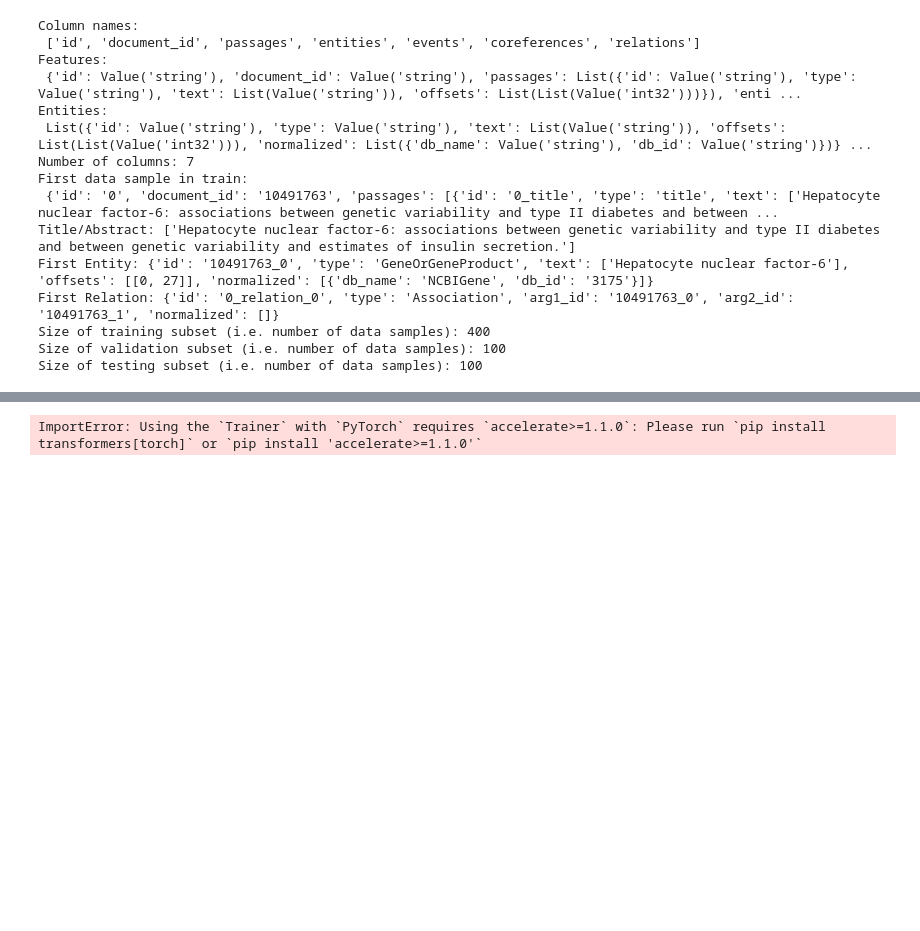
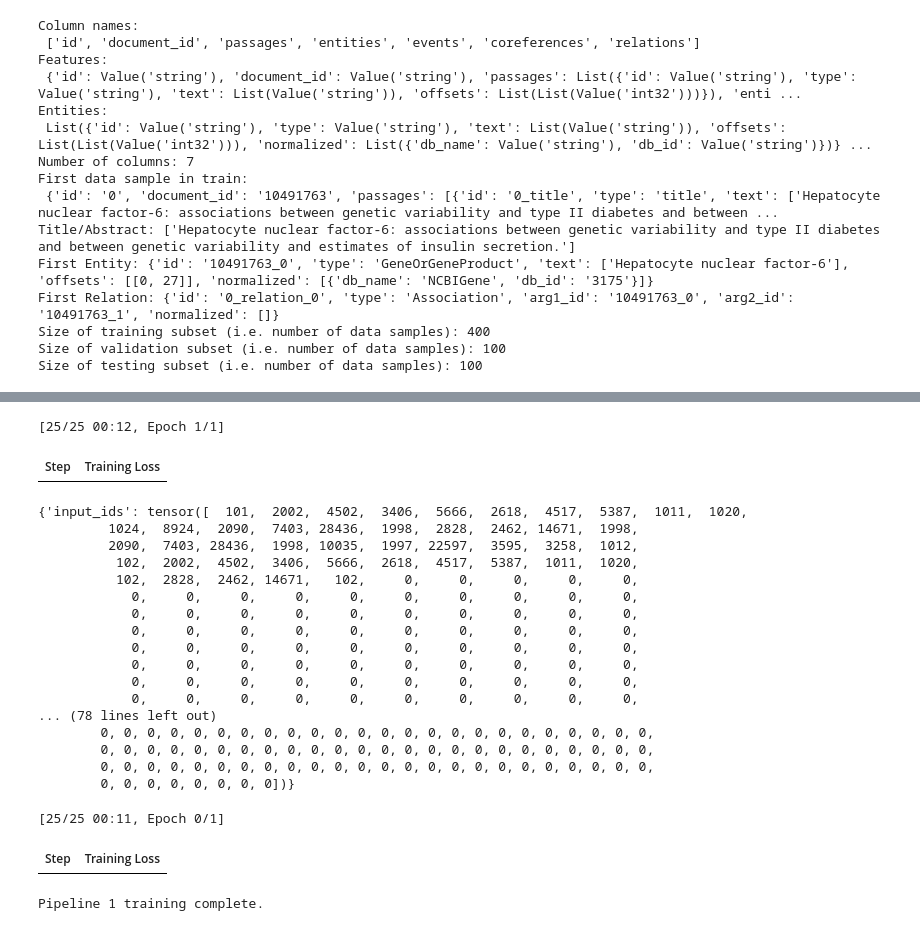
Before and after one commit to PaulaSuarezRodriguez/NLP_MSc_2026_cw_code, a Jupyter notebook: NLP_cw_BERT_220029768.ipynb, the cells around one changed output, grey strips where cells are left out. Cells and saved outputs as stored; diff of their text form; code cells hidden in the pictures; blank space fills up the shorter version.

Commit message:
First attempt at training RE and NER modules for the pipeline where both components are BERT-based ------- IT IS NOW COMPILING WITHOUT ERRORS

```diff
--- a/NLP_cw_BERT_220029768.ipynb
+++ b/NLP_cw_BERT_220029768.ipynb
@@ -268,13 +337,13 @@ ner_model = AutoModelForTokenClassification.from_pretrained( #no explicit word e
 )
 
 #https://huggingface.co/docs/transformers/v5.8.0/en/main_classes/trainer#transformers.TrainingArguments
-def train_ner(train_ner_data, val_ner_data):
+def train_ner(train_ner_data_arg, val_ner_data_arg):
     ner_training_args = TrainingArguments(
         output_dir="./ner_results",
         per_device_train_batch_size= 16, #train_config_ner['batch_size'],
         per_device_eval_batch_size= 16, #train_config_ner['eval_batch_size'],
         num_train_epochs= 3, #train_config_ner['num_epochs'],
-        #max_steps= #defult value for now,
+        max_steps=25, # as max_steps rule of thumb is number of samples (400 in train) divided by per_device_train_batch_size(16)xnum_gpus#defult value for now,
         save_strategy="best", #train_config_ner['save_strategy'],
         learning_rate=2e-5,
         weight_decay=0.01,
@@ -286,9 +355,9 @@ def train_ner(train_ner_data, val_ner_data):
     ner_trainer = Trainer(
         model=ner_model,
         args=ner_training_args,
-        train_dataset=train_ner_data,
-        eval_dataset=val_ner_data,
-        tokenizer=tokenizer,
+        train_dataset=train_ner_data_arg,
+        eval_dataset=val_ner_data_arg,
+        processing_class=tokenizer,
         data_collator=data_collator,
     )
 
@@ -322,13 +391,23 @@ re_model = AutoModelForSequenceClassification.from_pretrained(#no explicit word
     label2id=relation_to_id
 )
 
-def train_re(train_re_data, val_re_data):
+#print(re_model)
+
+'''re_model = DistilBertForSequenceClassification.from_pretrained(#no explicit word embeddings are created because these are automatically created and used internally by BERT
+    "google-bert/bert-base-uncased",
+    num_labels=len(relation_list),
+    id2label=id_to_relation,
+    label2id=relation_to_id
+)'''
+
+def train_re(train_re_data_arg, val_re_data_arg):
+    print(train_re_data[0])
     re_training_args = TrainingArguments(
         output_dir="./re_results",
         per_device_train_batch_size= 16, #train_config_re['batch_size'],
         per_device_eval_batch_size= 16, #train_config_re['eval_batch_size'],
         num_train_epochs=3,
-        #max_steps= #defult value for now,
+        max_steps=25, # as max_steps rule of thumb is number of samples (400 in train) divided by per_device_train_batch_size(16)xnum_gpus#defult value for now,
         save_strategy="best", #train_config_re['save_strategy'],
         learning_rate=2e-5,
         weight_decay=0.01,
@@ -340,9 +419,10 @@ def train_re(train_re_data, val_re_data):
     re_trainer = Trainer(
         model=re_model,
         args=re_training_args,
-        train_dataset=train_re_data,
-        eval_dataset=val_re_data,
-        tokenizer=tokenizer,
+        train_dataset=train_re_data_arg,
+        eval_dataset=val_re_data_arg,
+        processing_class=tokenizer,
+        #data_collator=data_collator,
     )
 
     re_trainer.train()
@@ -368,12 +447,33 @@ Notes:
 # %%
 if __name__ == "__main__":
 
-    ner_trainer = train_ner(train_ner, val_ner)
-    re_trainer  = train_re(train_re,  val_re)
+    ner_trainer = train_ner(train_ner_data, val_ner_data)
+    re_trainer  = train_re(train_re_data,  val_re_data)
 
     '''ner_trainer.save_model("./ner_model_final")
     re_trainer.save_model("./re_model_final")'''
 
     print("Pipeline 1 training complete.")
 # %% [output]
-ImportError: Using the `Trainer` with `PyTorch` requires `accelerate>=1.1.0`: Please run `pip install transformers[torch]` or `pip install 'accelerate>=1.1.0'`
+[25/25 00:12, Epoch 1/1]
+| Step | Training Loss |
+{'input_ids': tensor([  101,  2002,  4502,  3406,  5666,  2618,  4517,  5387,  1011,  1020,
+         1024,  8924,  2090,  7403, 28436,  1998,  2828,  2462, 14671,  1998,
+         2090,  7403, 28436,  1998, 10035,  1997, 22597,  3595,  3258,  1012,
+          102,  2002,  4502,  3406,  5666,  2618,  4517,  5387,  1011,  1020,
+          102,  2828,  2462, 14671,   102,     0,     0,     0,     0,     0,
+            0,     0,     0,     0,     0,     0,     0,     0,     0,     0,
+            0,     0,     0,     0,     0,     0,     0,     0,     0,     0,
+            0,     0,     0,     0,     0,     0,     0,     0,     0,     0,
+            0,     0,     0,     0,     0,     0,     0,     0,     0,     0,
+            0,     0,     0,     0,     0,     0,     0,     0,     0,     0,
+            0,     0,     0,     0,     0,     0,     0,     0,     0,     0,
+            0,     0,     0,     0,     0,     0,     0,     0,     0,     0,
+... (78 lines left out)
+        0, 0, 0, 0, 0, 0, 0, 0, 0, 0, 0, 0, 0, 0, 0, 0, 0, 0, 0, 0, 0, 0, 0, 0,
+        0, 0, 0, 0, 0, 0, 0, 0, 0, 0, 0, 0, 0, 0, 0, 0, 0, 0, 0, 0, 0, 0, 0, 0,
+        0, 0, 0, 0, 0, 0, 0, 0, 0, 0, 0, 0, 0, 0, 0, 0, 0, 0, 0, 0, 0, 0, 0, 0,
+        0, 0, 0, 0, 0, 0, 0, 0])}
+[25/25 00:11, Epoch 0/1]
+| Step | Training Loss |
+Pipeline 1 training complete.
```
Also changed, not shown: parts of 6 cells of this notebook.
